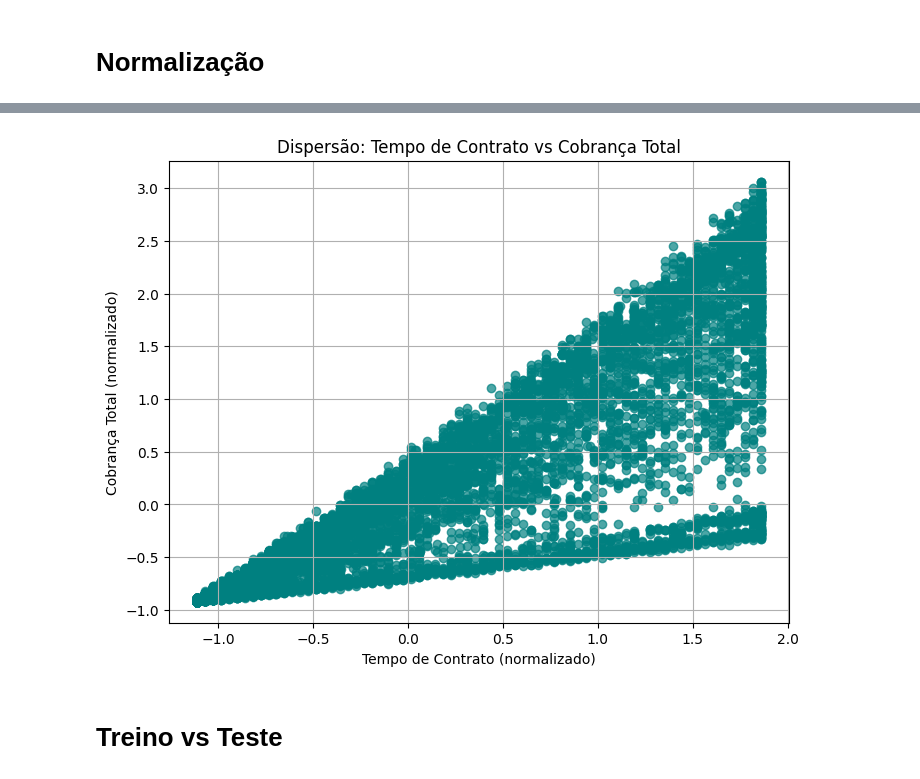
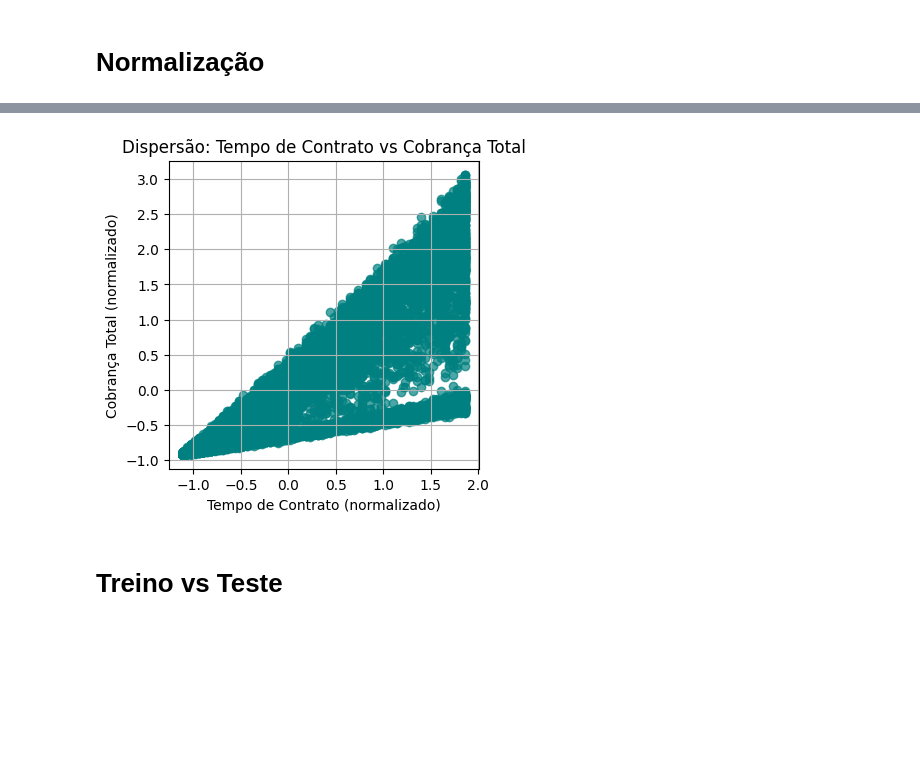
Before and after one commit to emilibohrer/telecom-x_parte2, a Jupyter notebook: telecom-x_BR.ipynb, the cells around one changed output, grey strips where cells are left out. Cells and saved outputs as stored; diff of their text form; code cells hidden in the pictures; blank space fills up the shorter version.

```diff
--- a/telecom-x_BR.ipynb
+++ b/telecom-x_BR.ipynb
@@ -212,23 +170,23 @@ x_normalizado = df_normalizado.drop("churn", axis=1)
 y_normalizado = df_normalizado["churn"]
 colunas = x.columns
 # %%
-plt.figure(figsize=(8, 6))
+plt.figure(figsize=(4, 4))
 plt.scatter(
     df_normalizado["remainder__tempo_de_contrato"],
     df_normalizado["remainder__cobranca_total"],
     alpha=0.7,
     color="teal",
 )
 
 plt.title("Dispersão: Tempo de Contrato vs Cobrança Total")
 plt.xlabel("Tempo de Contrato (normalizado)")
 plt.ylabel("Cobrança Total (normalizado)")
 plt.grid(True)
 
 
 plt.show()
 # %% [output]
-[figure, old version]
+[figure, new version]
 # %% [markdown]
 # Treino vs Teste
 # %%
```
Also changed, not shown: parts of 16 cells of this notebook, 1 other file.
